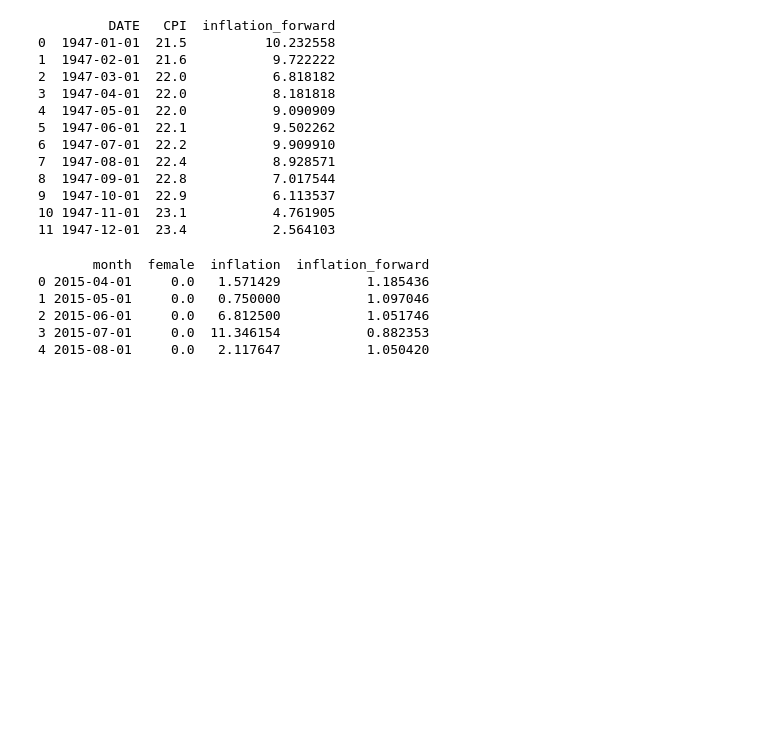
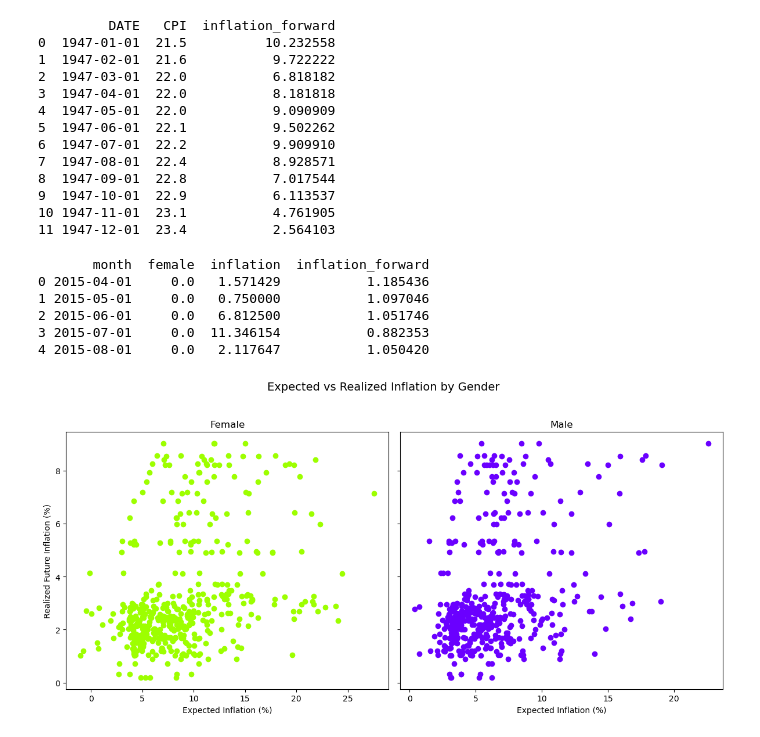
Before and after one commit to MarcDiechler/Tech2-Term-Paper, a Jupyter notebook: MD_2 copy.ipynb, the cells around one changed output. Saved outputs shown, nothing was run; the diff lists cells and outputs as text; code cells hidden in the pictures; blank space fills up the shorter version.

```diff
--- a/MD_2 copy.ipynb
+++ b/MD_2 copy.ipynb
@@ -710,6 +679,27 @@ print(merged_final[['month', 'female', 'inflation', 'inflation_forward']].head()
 3 2015-07-01     0.0  11.346154           0.882353
 4 2015-08-01     0.0   2.117647           1.050420
 # %%
-fig, axes = plt.subplots(1, 2, figsize=(18, 5))
+#5.1.3
+female_df = merged_final[merged_final['female'] == 1]
+male_df = merged_final[merged_final['female'] == 0]
+fig, axes = plt.subplots(1, 2, figsize=(12, 6), sharey=True)
 
-colour #012343
+axes[0].scatter(
+    female_df['inflation'],
+    female_df['inflation_forward'],
+    color="#9DFF00")
+axes[0].set_title('Female')
+axes[0].set_xlabel('Expected Inflation (%)')
+axes[0].set_ylabel('Realized Future Inflation (%)')
+
+axes[1].scatter(
+    male_df['inflation'],
+    male_df['inflation_forward'],
+    color='#6A00FF')
+axes[1].set_title('Male')
+axes[1].set_xlabel('Expected Inflation (%)')
+
+fig.suptitle('Expected vs Realized Inflation by Gender', fontsize=14)
+plt.tight_layout(rect=[0, 0, 1, 0.95])
+# %% [output]
+[figure, added]
```
Also changed, not shown: parts of 2 cells of this notebook.
